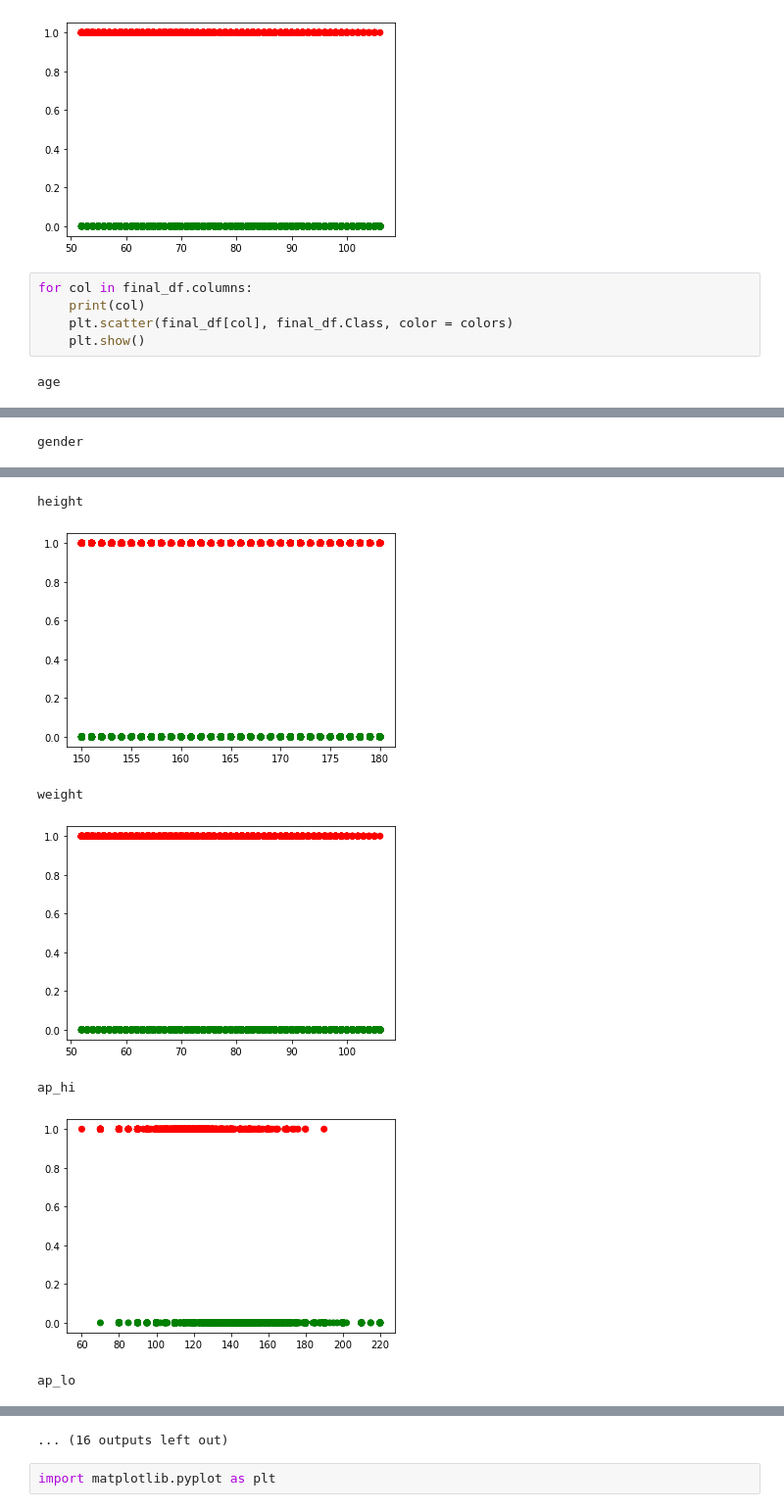
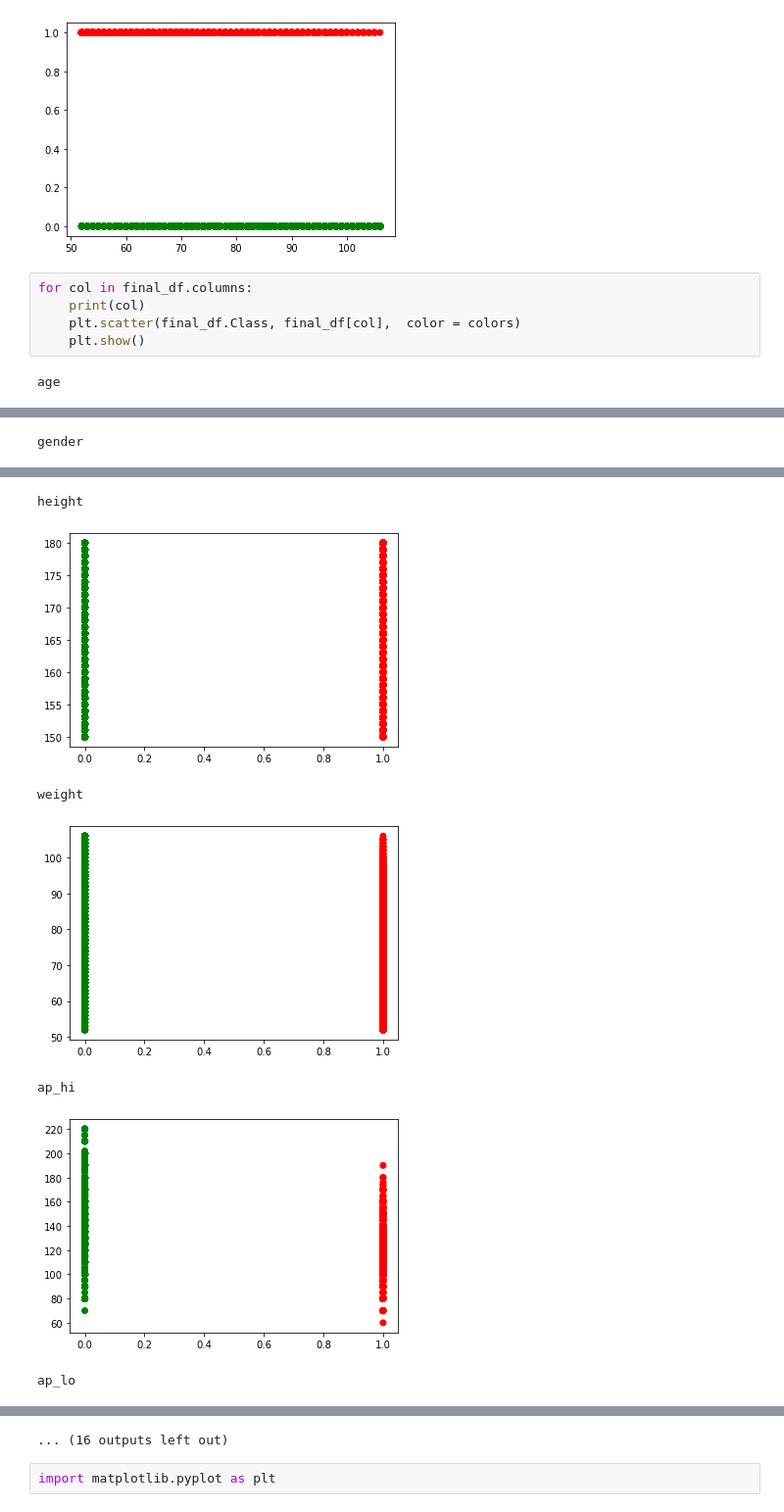
Before and after one commit to CarlosRello/Cardiovascular_Disease, a Jupyter notebook: ml_practice3.ipynb, the cells around one changed output, grey strips where cells are left out. Shown: that part at 98% size. Cells and saved outputs as stored; diff of their text form.

```diff
--- a/ml_practice3.ipynb
+++ b/ml_practice3.ipynb
@@ -261,7 +257,7 @@ plt.scatter(final_df.weight, final_df.Class, color = colors)
 # %%
 for col in final_df.columns:
     print(col)
-    plt.scatter(final_df[col], final_df.Class, color = colors)
+    plt.scatter(final_df.Class, final_df[col],  color = colors)
     plt.show()
 # %% [output]
 age
@@ -271,7 +267,7 @@ gender
 height
-[figure, old version]
+[figure, new version]
 weight
-[figure, old version]
+[figure, new version]
 ap_hi
-[figure, old version]
+[figure, new version]
 ap_lo
```
Also changed, not shown: parts of 6 cells of this notebook.
